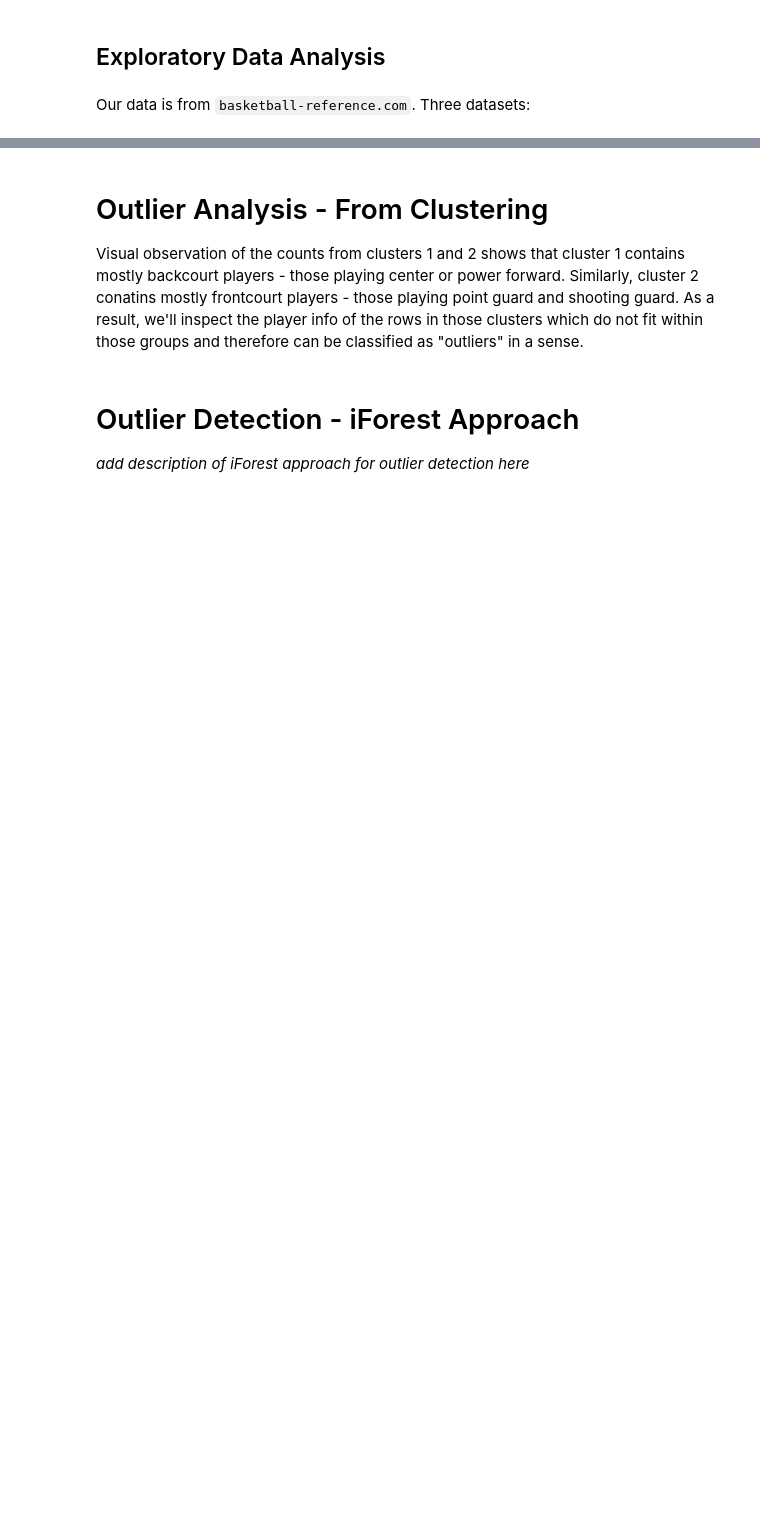
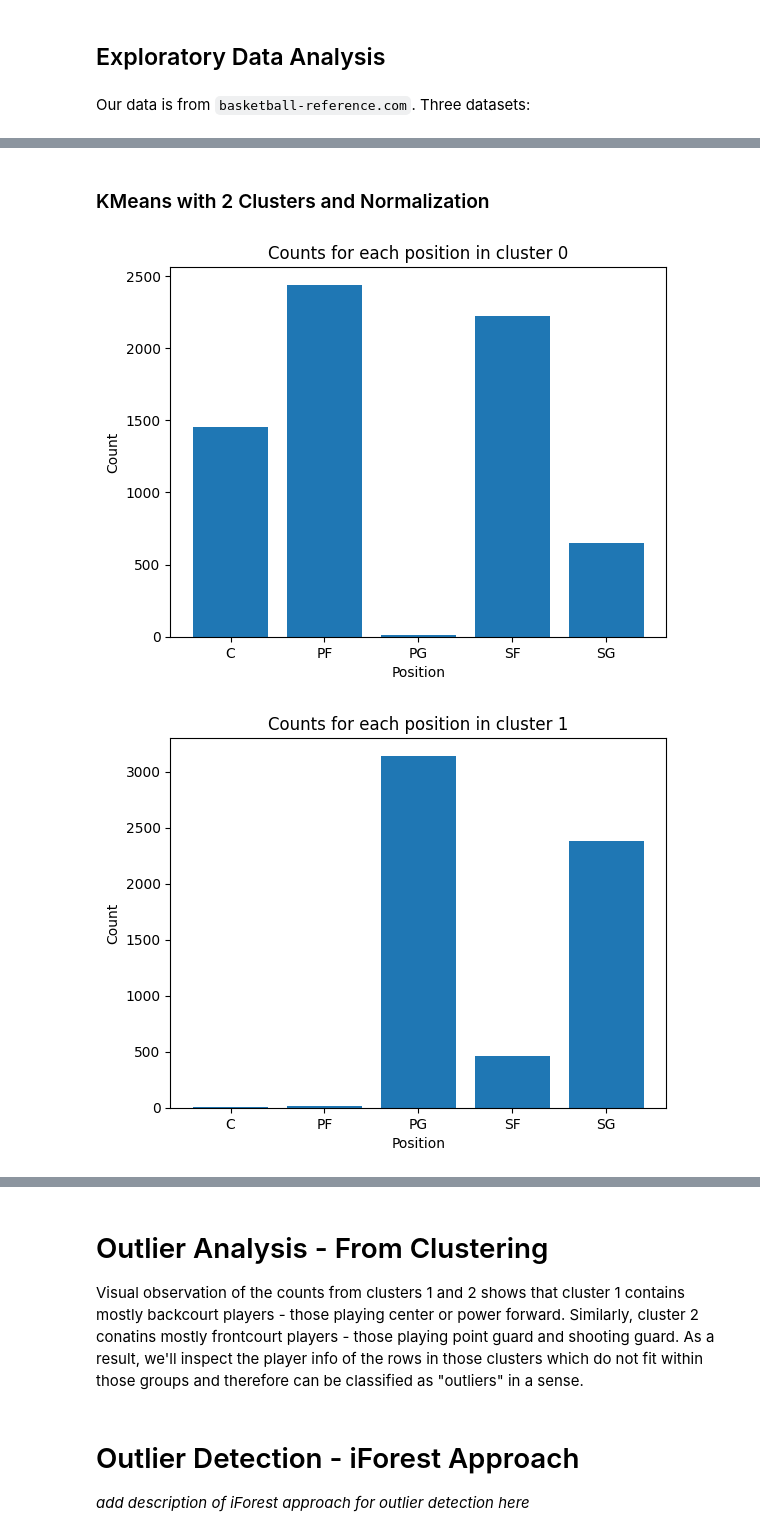
Before and after one commit to shinwookim/NBAPositionify, a Jupyter notebook: clustering.ipynb, the cells around one changed output, grey strips where cells are left out. Drawn from its saved outputs; the diff is of its cells as text; code cells hidden in the pictures; blank space fills up the shorter version.

```diff
--- a/clustering.ipynb
+++ b/clustering.ipynb
@@ -194,0 +175,11 @@ for cluster in range(3):
+# %% [markdown]
+### KMeans with 2 Clusters and Normalization
+# %%
+kmeans_stats_norm_2 = kmeans(2, True)
+bar_chart_clusters(kmeans_stats_norm_2, 2)
+pie_chart_clusters(kmeans_stats_norm_2, 2)
+scatter_plot_clusters(kmeans_stats_norm_2, 2, 'height_inches', 'weight')
+scatter_plot_clusters(kmeans_stats_norm_2, 2, 'AST%', 'TRB%')
+# %% [output]
+[figure, added]
+[figure, added]
```
Also changed, not shown: parts of 43 cells of this notebook.
